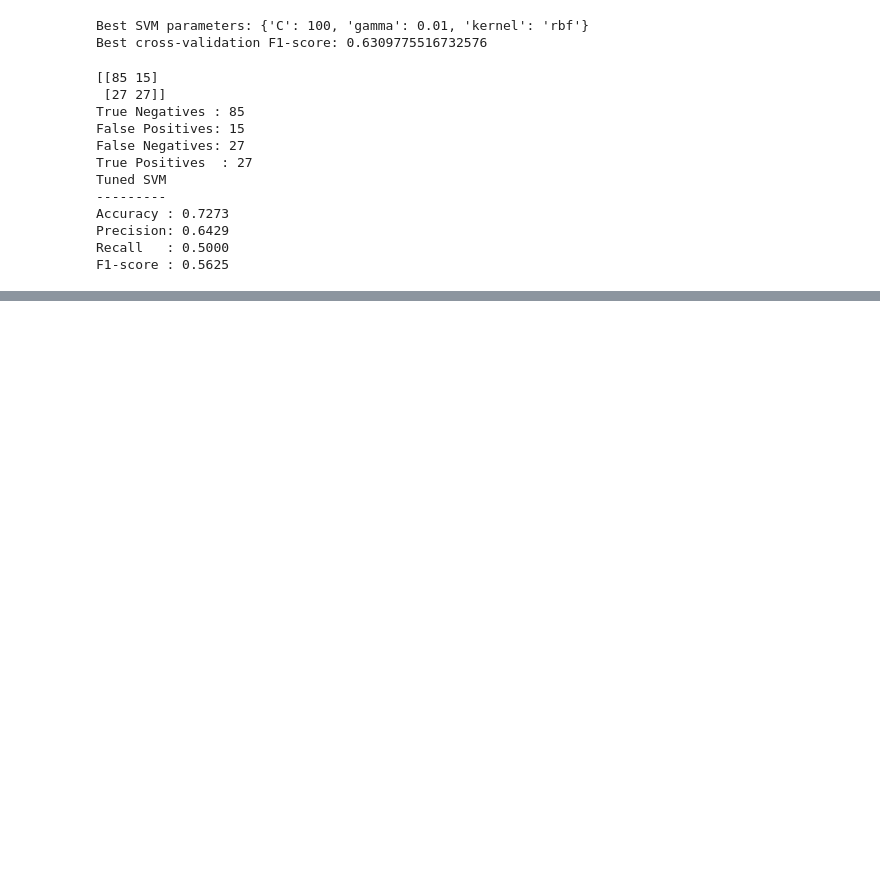
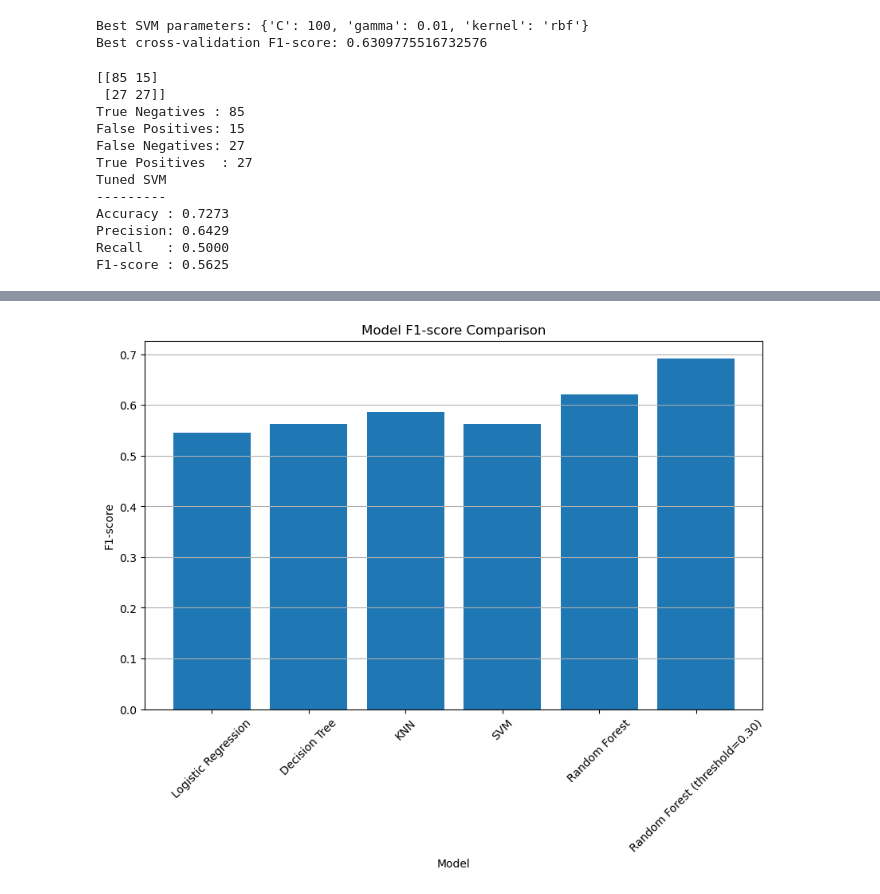
Before and after one commit to kindy10/DiabetesPrediction, a Jupyter notebook: notebooks/diabetes_prediction.ipynb, the cells around one changed output, grey strips where cells are left out. Cells and saved outputs as stored; diff of their text form; code cells hidden in the pictures; blank space fills up the shorter version.

Commit message:
Compare classification models

```diff
--- a/notebooks/diabetes_prediction.ipynb
+++ b/notebooks/diabetes_prediction.ipynb
@@ -1410,0 +1485,17 @@ F1-score : 0.5625
+# %%
+rf_threshold_030 = {
+    "Model": "Random Forest (threshold=0.30)",
+    "Accuracy": accuracy_score(y_test, predictions),
+    "Precision": precision_score(y_test, predictions),
+    "Recall": recall_score(y_test, predictions_030),
+    "F1": f1_score(y_test, predictions_030)
+}
+model_comparison = pd.concat(
+    [
+        model_comparison,
+        pd.DataFrame([rf_threshold_030])
+    ],
+    ignore_index=True
+)
+model_comparison.sort_values("F1",ascending=False)
+model_comparison
@@ -1410,0 +1514,25 @@ F1-score : 0.5625
+# %%
+#Visualize F1 Comparison
+plt.figure(figsize=(10, 6))
+
+plt.bar(
+    model_comparison["Model"],
+    model_comparison["F1"]
+)
+
+plt.xlabel("Model")
+plt.ylabel("F1-score")
+plt.title("Model F1-score Comparison")
+
+plt.xticks(rotation=45)
+plt.grid(axis="y")
+
+plt.show()
+
+#Clean the comparison table
+model_comparison = model_comparison.drop_duplicates(
+    subset=["Model"],
+    keep="first"
+).reset_index(drop=True)
+# %% [output]
+[figure, added]
```
Also changed, not shown: parts of 4 cells of this notebook.
